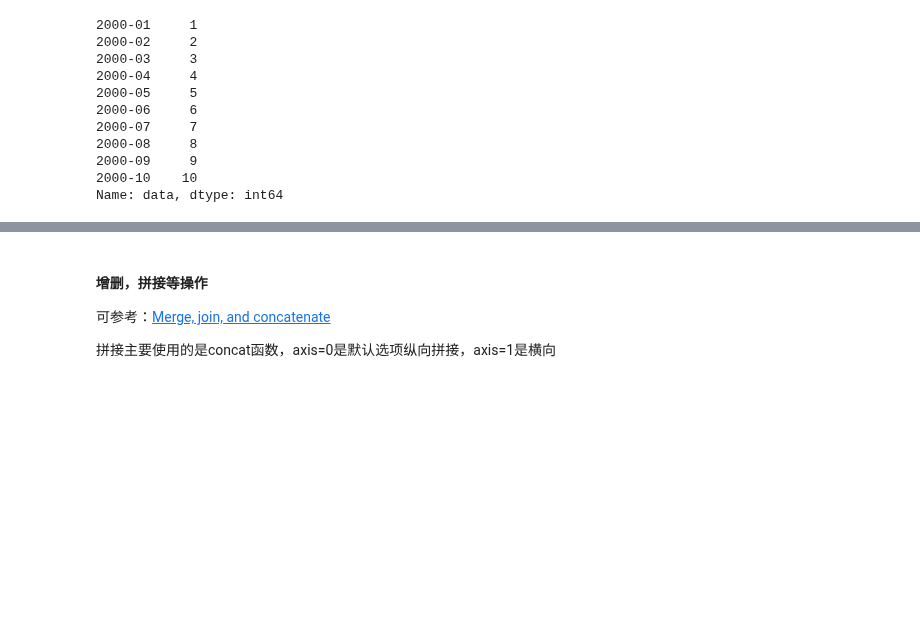
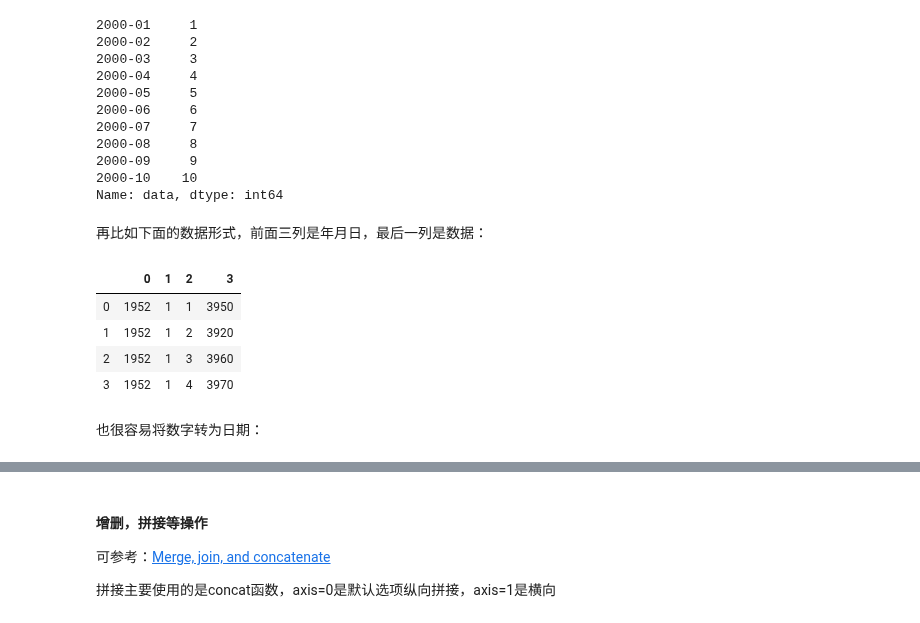
Before and after one commit to iHeadWater/hydrus, a Jupyter notebook: 2-pandas-examples/basic-pandas.ipynb, the cells around one changed output, grey strips where cells are left out. Drawn from its saved outputs; the diff is of its cells as text; code cells hidden in the pictures; blank space fills up the shorter version.

```diff
--- a/2-pandas-examples/basic-pandas.ipynb
+++ b/2-pandas-examples/basic-pandas.ipynb
@@ -156,3 +156,21 @@ df['data'].groupby(time_list).sum()
 2000-09     9
 2000-10    10
 Name: data, dtype: int64
+# %% [markdown]
+再比如下面的数据形式，前面三列是年月日，最后一列是数据：
+# %%
+# 数字，日期转换
+import pandas as pd
+data_temp = pd.DataFrame([[1952,1,1,3950],
+[1952,1,2,3920],
+[1952,1,3,3960],
+[1952,1,4,3970]])
+data_temp
+# %% [output]
+|  | 0 | 1 | 2 | 3 |
+| 0 | 1952 | 1 | 1 | 3950 |
+| 1 | 1952 | 1 | 2 | 3920 |
+| 2 | 1952 | 1 | 3 | 3960 |
+| 3 | 1952 | 1 | 4 | 3970 |
+# %% [markdown]
+也很容易将数字转为日期：
```
Also changed, not shown: parts of 3 cells of this notebook, 52 other files.
